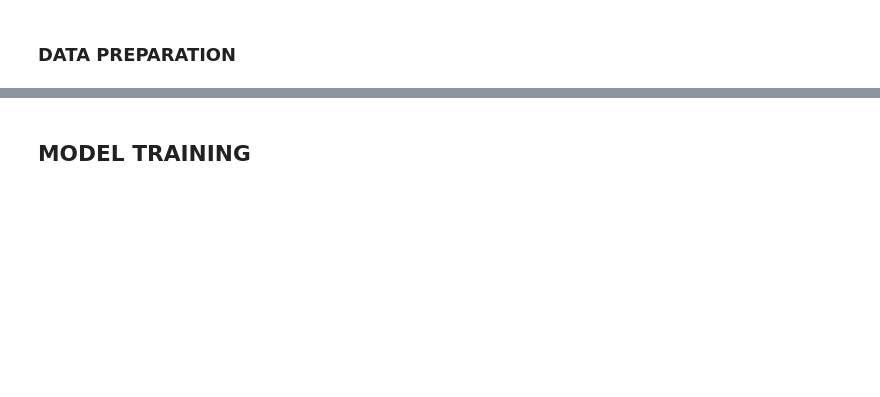
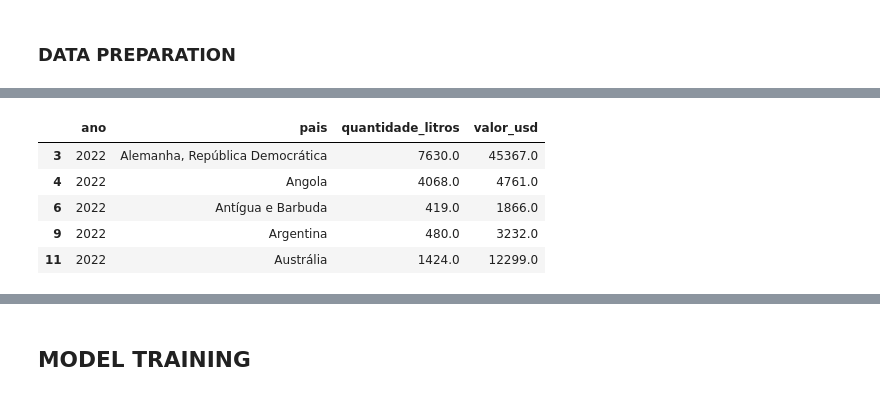
Before and after one commit to diegoalber1/ml-tech-fiap-vitivinicultura-api, a Jupyter notebook: ml-model/training/model-training-producao-rf.ipynb, the cells around one changed output, grey strips where cells are left out. Saved outputs shown, nothing was run; the diff lists cells and outputs as text; code cells hidden in the pictures; blank space fills up the shorter version.

```diff
--- a/ml-model/training/model-training-producao-rf.ipynb
+++ b/ml-model/training/model-training-producao-rf.ipynb
@@ -99,2 +178,11 @@ Index(['ano', 'quantidade_litros', 'valor_usd', 'pais_Afeganistão',
+# %%
+df_clean.head()
+# %% [output]
+|  | ano | pais | quantidade_litros | valor_usd |
+| 3 | 2022 | Alemanha, República Democrática | 7630.0 | 45367.0 |
+| 4 | 2022 | Angola | 4068.0 | 4761.0 |
+| 6 | 2022 | Antígua e Barbuda | 419.0 | 1866.0 |
+| 9 | 2022 | Argentina | 480.0 | 3232.0 |
+| 11 | 2022 | Austrália | 1424.0 | 12299.0 |
 # %%
 # Definir as variáveis de entrada (X) e as variáveis de saída (y)
```
Also changed, not shown: parts of 27 cells of this notebook, 7 other files.
